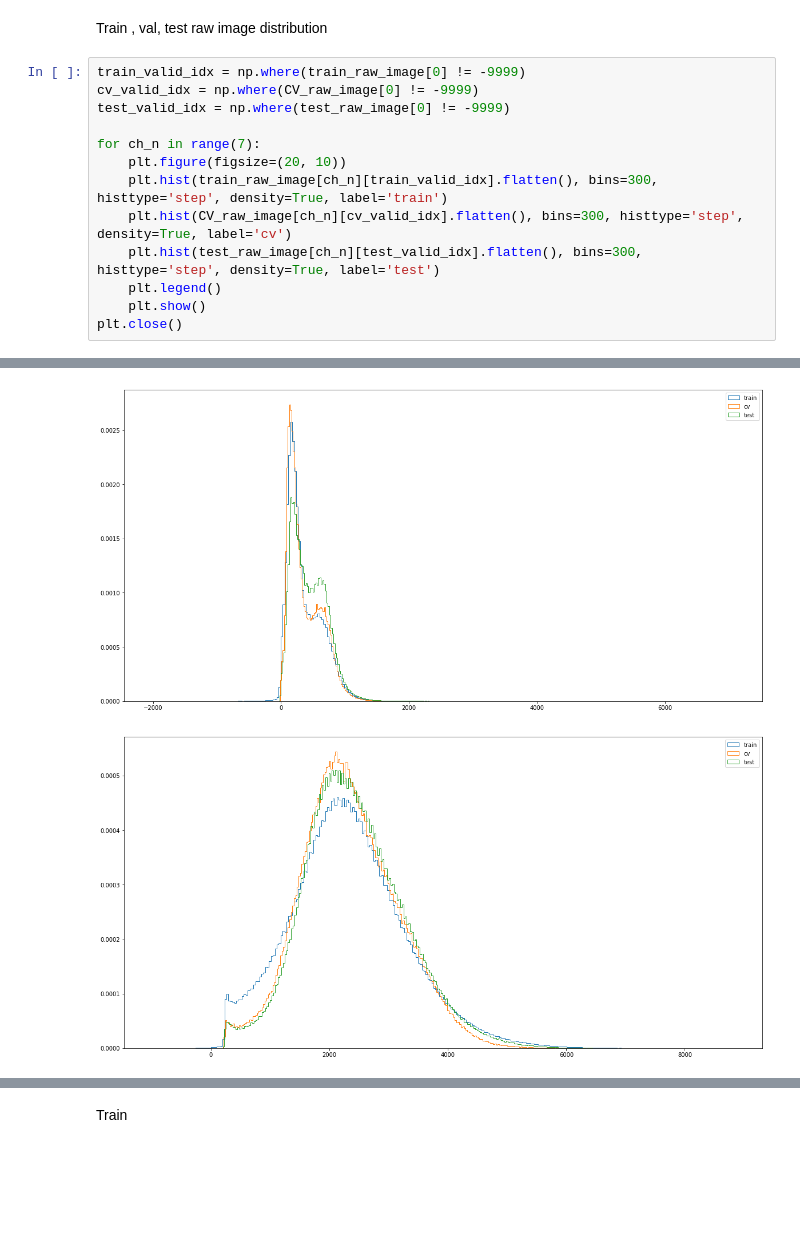
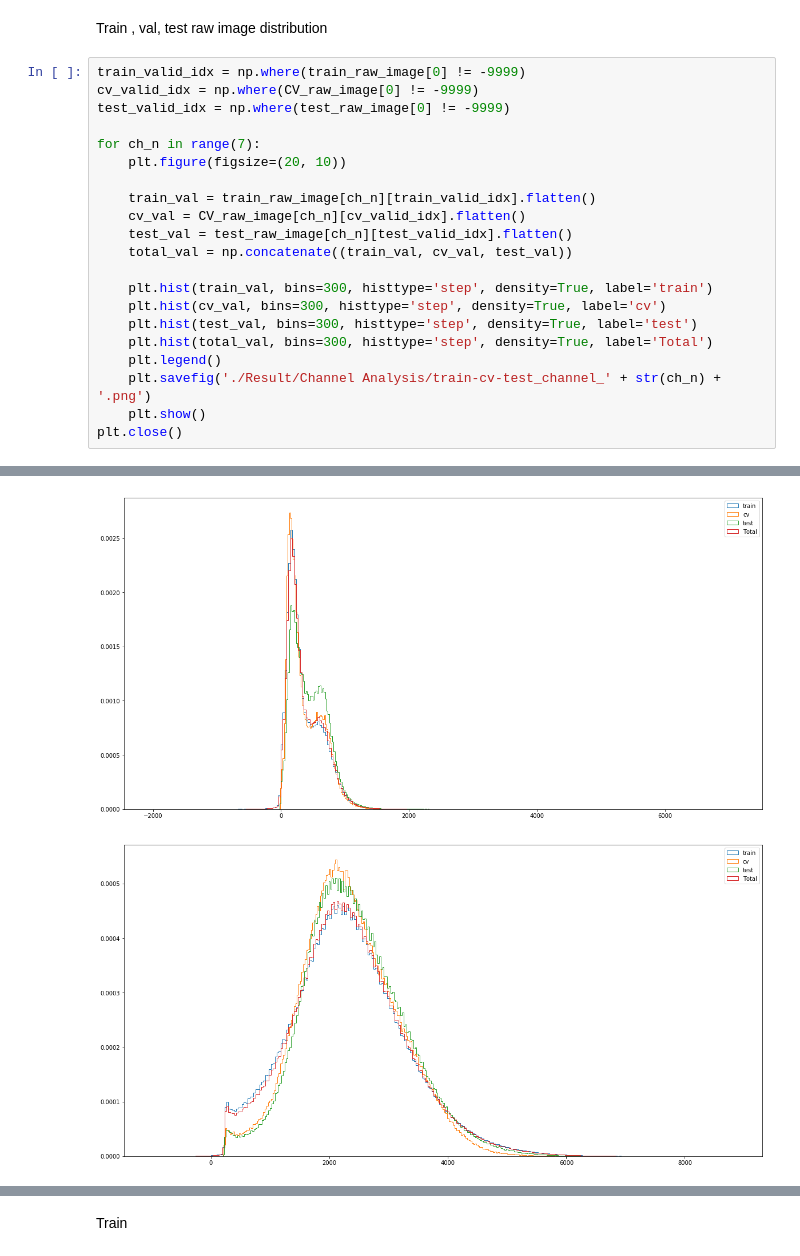
Before and after one commit to LiyaoTang/Road-Extraction-from-Time-Series-Satellite-Images, a Jupyter notebook: Data_Preprocessing/Channel_Analysis.ipynb, the cells around one changed output, grey strips where cells are left out. Cells and saved outputs as stored; diff of their text form; blank space fills up the shorter version.

```diff
--- a/Data_Preprocessing/Channel_Analysis.ipynb
+++ b/Data_Preprocessing/Channel_Analysis.ipynb
@@ -57,10 +57,18 @@ test_valid_idx = np.where(test_raw_image[0] != -9999)
 
 for ch_n in range(7):
     plt.figure(figsize=(20, 10))
-    plt.hist(train_raw_image[ch_n][train_valid_idx].flatten(), bins=300, histtype='step', density=True, label='train')
-    plt.hist(CV_raw_image[ch_n][cv_valid_idx].flatten(), bins=300, histtype='step', density=True, label='cv')
-    plt.hist(test_raw_image[ch_n][test_valid_idx].flatten(), bins=300, histtype='step', density=True, label='test')
+
+    train_val = train_raw_image[ch_n][train_valid_idx].flatten()
+    cv_val = CV_raw_image[ch_n][cv_valid_idx].flatten()
+    test_val = test_raw_image[ch_n][test_valid_idx].flatten()
+    total_val = np.concatenate((train_val, cv_val, test_val))
+
+    plt.hist(train_val, bins=300, histtype='step', density=True, label='train')
+    plt.hist(cv_val, bins=300, histtype='step', density=True, label='cv')
+    plt.hist(test_val, bins=300, histtype='step', density=True, label='test')
+    plt.hist(total_val, bins=300, histtype='step', density=True, label='Total')
     plt.legend()
+    plt.savefig('./Result/Channel Analysis/train-cv-test_channel_' + str(ch_n) + '.png')
     plt.show()
 plt.close()
 # %% [output]
@@ -70,2 +78,2 @@ plt.close()
-[figure, old version]
+[figure, new version]
-[figure, old version]
+[figure, new version]
```
Also changed, not shown: parts of 21 cells of this notebook, 20 other files.
